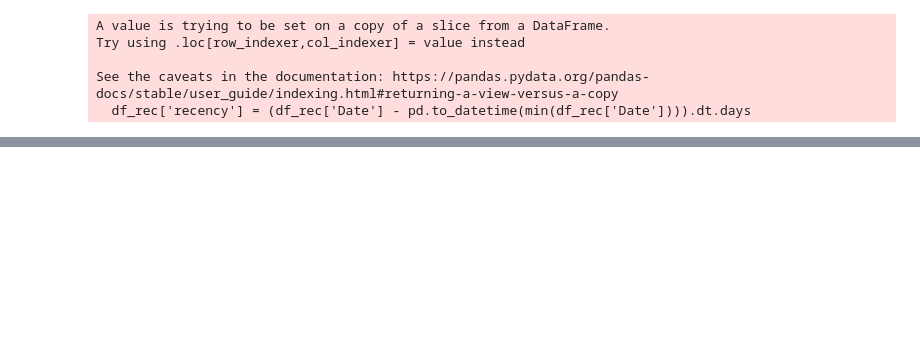
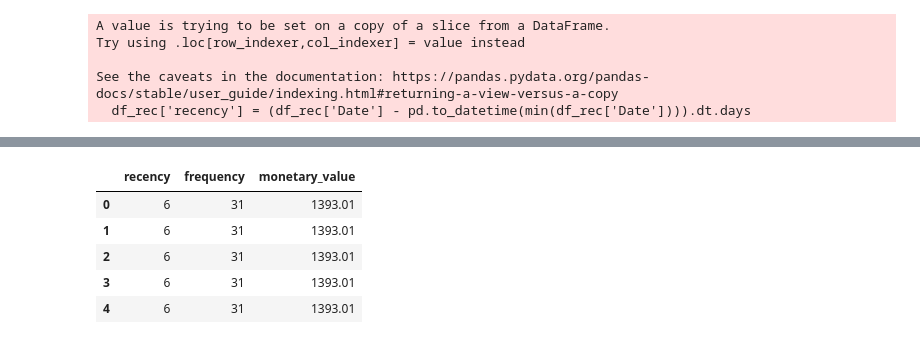
Before and after one commit to guilhermelaviola/CustomerSegmentationModel, a Jupyter notebook: CustomerChurnPredictionModel.ipynb, the cells around one changed output, grey strips where cells are left out. Saved outputs shown, nothing was run; the diff lists cells and outputs as text; code cells hidden in the pictures; blank space fills up the shorter version.

```diff
--- a/CustomerChurnPredictionModel.ipynb
+++ b/CustomerChurnPredictionModel.ipynb
@@ -111,0 +119,23 @@ monetary_value:
+# %%
+# Recency has no visible outliers, while Frequency and monetary_value
+# have many, that must be removed before we start building the model.
+
+from scipy import stats
+import numpy as np
+# Removing the CustomerID column
+new_df = finaldf[['recency', 'frequency', 'monetary_value']]
+# Removing outliers
+z_scores = stats.zscore(new_df)
+abs_z_scores = np.abs(z_scores)
+filtered_entries = (abs_z_scores < 3).all(axis=1)
+new_df = new_df[filtered_entries]
+# %%
+# Now a few extreme values have been removed
+new_df.head()
+# %% [output]
+|  | recency | frequency | monetary_value |
+| 0 | 6 | 31 | 1393.01 |
+| 1 | 6 | 31 | 1393.01 |
+| 2 | 6 | 31 | 1393.01 |
+| 3 | 6 | 31 | 1393.01 |
+| 4 | 6 | 31 | 1393.01 |
```
Also changed, not shown: parts of 5 cells of this notebook.
